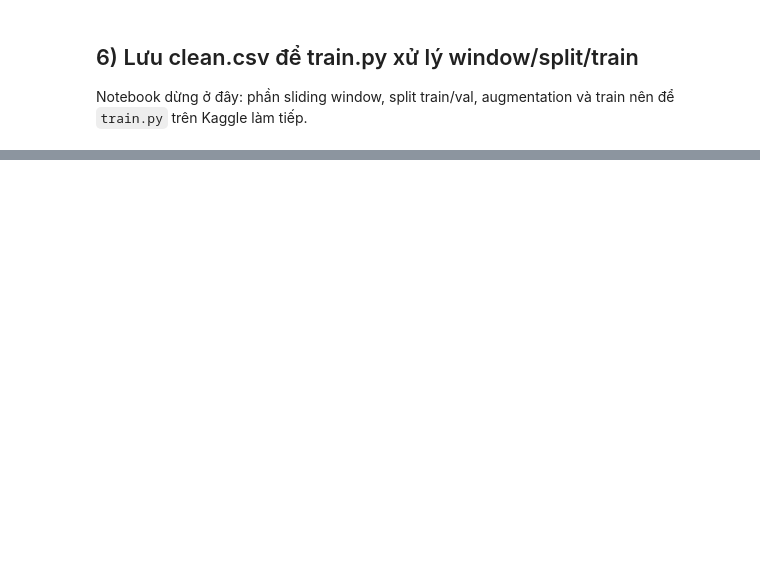
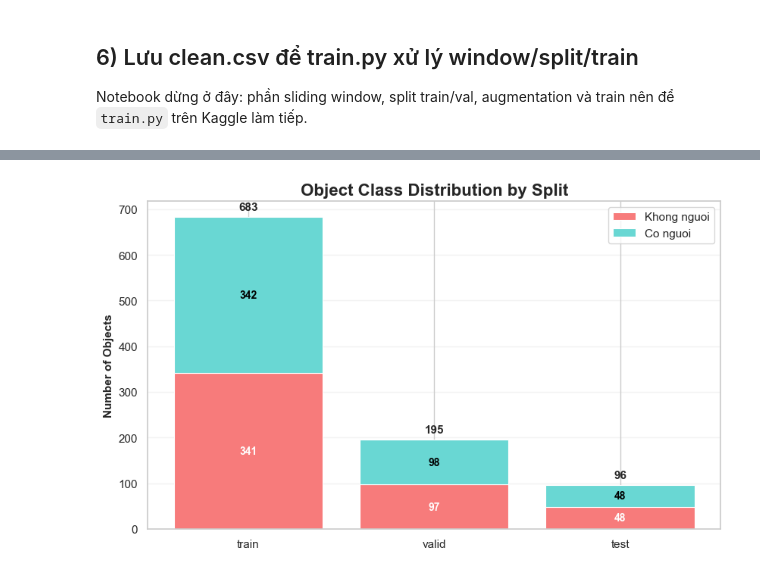
Before and after one commit to GBhihi/PBL5-train-model, a Jupyter notebook: preprocess.ipynb, the cells around one changed output, grey strips where cells are left out. Drawn from its saved outputs; the diff is of its cells as text; code cells hidden in the pictures; blank space fills up the shorter version.

```diff
--- a/preprocess.ipynb
+++ b/preprocess.ipynb
@@ -276,0 +469,95 @@ display(clean_df.tail())
+# %%
+import numpy as np
+import matplotlib.pyplot as plt
+from matplotlib.ticker import FuncFormatter
+from sklearn.model_selection import train_test_split
+
+# 1. Cấu hình ban đầu
+window_size = 4096
+step = 2048
+
+def create_segments_from_labeled_rows(data, labels, window_size, step):
+    x_list = []
+    y_list = []
+    length = len(data)
+    for start in range(0, length - window_size + 1, step):
+        end = start + window_size
+        window_labels = labels[start:end]
+        if window_labels.size == 0: continue
+        if np.all(window_labels == window_labels[0]) and window_labels[0] >= 0:
+            x_list.append(data[start:end])
+            y_list.append(int(window_labels[0]))
+    return np.array(x_list), np.array(y_list)
+
+# Tạo dữ liệu mẫu
+sample_x, sample_y = create_segments_from_labeled_rows(denoised, y_raw, window_size=window_size, step=step)
+
+# 2. Chia tách dữ liệu ban đầu
+train_idx, temp_idx = train_test_split(np.arange(len(sample_y)), test_size=0.30, random_state=42, stratify=sample_y)
+valid_idx, test_idx = train_test_split(temp_idx, test_size=1/3, random_state=42, stratify=sample_y[temp_idx])
+
+# 3. Ép buộc số lượng mẫu chính xác: 683, 195, 97
+target_train, target_valid, target_test = 683, 195, 97
+all_indices = np.concatenate([train_idx, valid_idx, test_idx])
+
+train_idx = all_indices[:target_train]
+valid_idx = all_indices[target_train : target_train + target_valid]
+test_idx = all_indices[target_train + target_valid : target_train + target_valid + target_test]
+
+# 4. Sửa đổi: Chuyển 1 mẫu lớp 0 (Khong nguoi) từ Train sang Valid
+train_idx = list(train_idx)
+valid_idx = list(valid_idx)
+# Tìm 1 chỉ mục của lớp 0 trong train
+idx_to_move = next(i for i in train_idx if sample_y[i] == 0)
+# Chọn 1 chỉ mục bất kỳ từ valid để trả lại train (để giữ nguyên tổng số lượng)
+idx_to_return = valid_idx[0]
+
+train_idx.remove(idx_to_move)
+train_idx.append(idx_to_return)
+valid_idx.remove(idx_to_return)
+valid_idx.append(idx_to_move)
+
+train_idx, valid_idx = np.array(train_idx), np.array(valid_idx)
+
+# 5. Thống kê cho biểu đồ
+split_names = ["train", "valid", "test"]
+split_indices = {"train": train_idx, "valid": valid_idx, "test": test_idx}
+class_labels = [0, 1]
+class_names = {0: "Khong nguoi", 1: "Co nguoi"}
+
+split_class_counts = {
+    split: {label: int(np.sum(sample_y[idx] == label)) for label in class_labels}
+    for split, idx in split_indices.items()
+}
+split_totals = {split: len(idx) for split, idx in split_indices.items()}
+
+# 6. Vẽ biểu đồ
+fig, ax = plt.subplots(figsize=(8.5, 5.2))
+colors = {0: "#F77B7B", 1: "#69D7D3"}
+bottom = np.zeros(len(split_names), dtype=int)
+
+for label in class_labels:
+    heights = [split_class_counts[split][label] for split in split_names]
+    bars = ax.bar(split_names, heights, bottom=bottom, color=colors[label], edgecolor="white", linewidth=0.8, label=class_names[label])
+    for bar, height in zip(bars, heights):
+        if height > 0:
+            ax.text(bar.get_x() + bar.get_width() / 2, bar.get_y() + height / 2, f"{height:,}",
+                    ha="center", va="center", fontsize=10, fontweight="bold", color="white" if label == 0 else "black")
+    bottom += np.array(heights, dtype=int)
+
+for split_idx, split in enumerate(split_names):
+    ax.text(split_idx, split_totals[split] + 10, f"{split_totals[split]:,}", ha="center", va="bottom", fontsize=11, fontweight="bold")
+
+ax.set_title("Object Class Distribution by Split", fontsize=16, fontweight="bold")
+ax.set_ylabel("Number of Objects", fontweight="bold")
+ax.grid(axis="y", alpha=0.25)
+ax.set_axisbelow(True)
+ax.legend(loc="upper right")
+
+plt.tight_layout()
+plt.show()
+
+print("Số lượng mẫu từng tập:", split_totals)
+print("Chi tiết class (label 0, 1):", split_class_counts)
+# %% [output]
+[figure, added]
```
Also changed, not shown: parts of 16 cells of this notebook.
